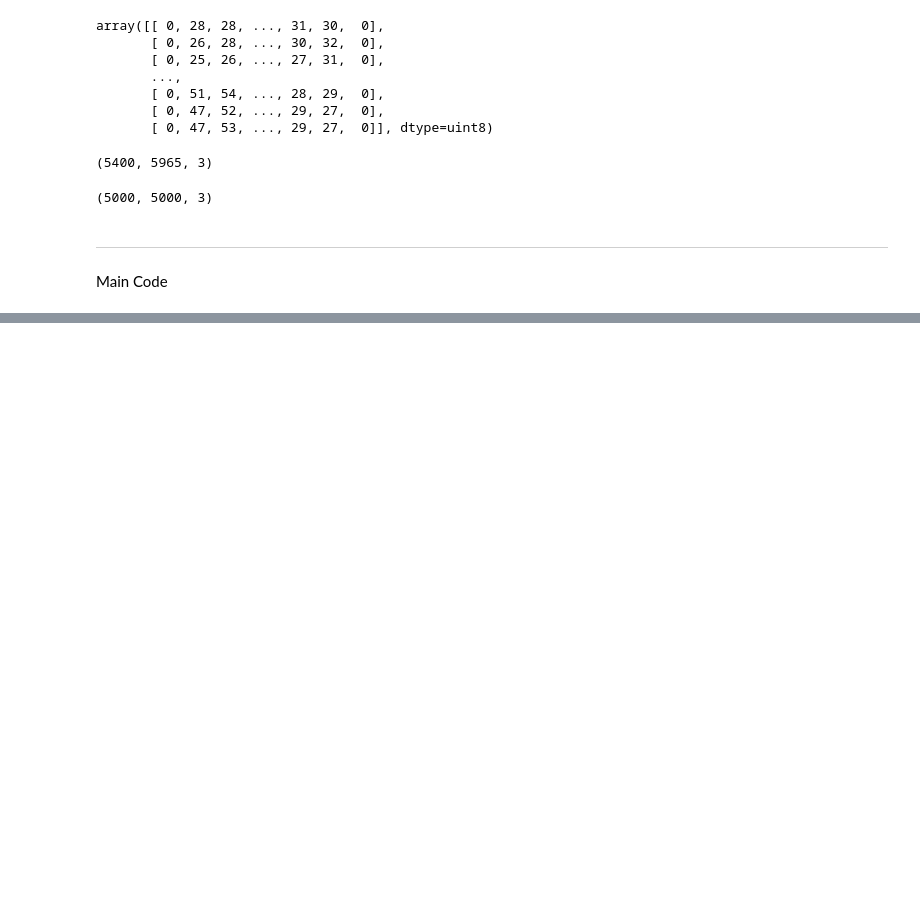
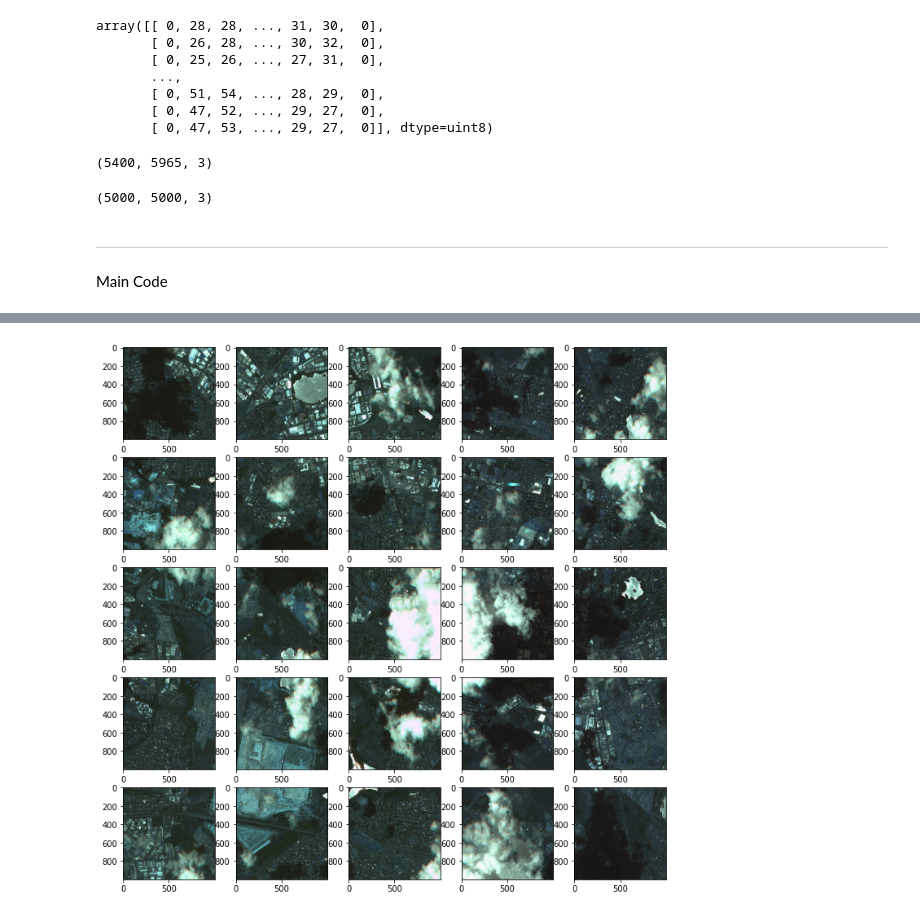
Before and after one commit to TEAM-LuckyDay/Cloud_segmentation, a Jupyter notebook: img_patch_code.ipynb, the cells around one changed output, grey strips where cells are left out. Saved outputs shown, nothing was run; the diff lists cells and outputs as text; code cells hidden in the pictures; blank space fills up the shorter version.

```diff
--- a/img_patch_code.ipynb
+++ b/img_patch_code.ipynb
@@ -121,0 +182,4 @@ run = image_processing(rgb_img)
+# %%
+run.confirm_patch(patch_img_dir_path, 3)
+# %% [output]
+[figure, added]
```
Also changed, not shown: parts of 7 cells of this notebook.
